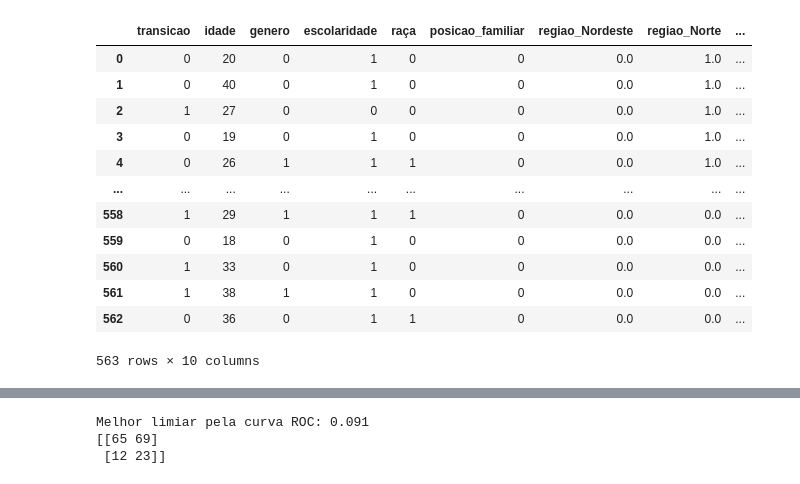
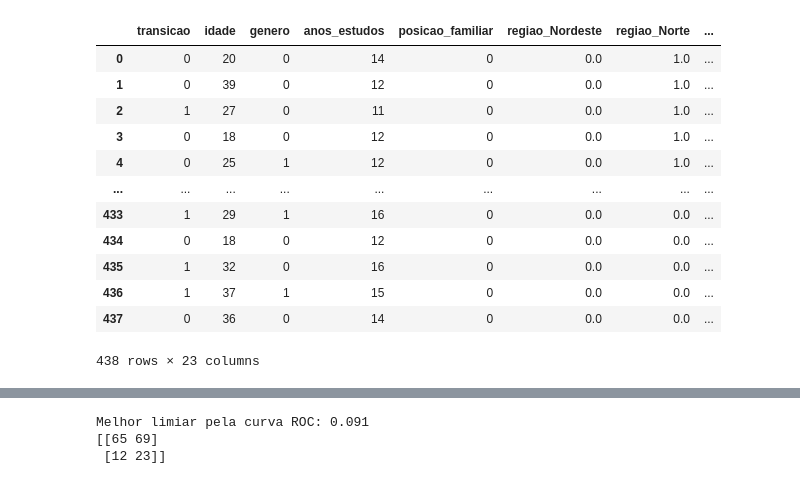
Before and after one commit to danielppagotto/tcp, a Jupyter notebook: 02_script/predicao_mobilidade_2.ipynb, the cells around one changed output, grey strips where cells are left out. Drawn from its saved outputs; the diff is of its cells as text; code cells hidden in the pictures.

```diff
--- a/02_script/predicao_mobilidade_2.ipynb
+++ b/02_script/predicao_mobilidade_2.ipynb
@@ -26,7 +26,7 @@ import optuna
 import plotly.graph_objects as go
 import seaborn as sns
 # %%
-df_completo = pd.read_csv(r"C:\Users\alefs\OneDrive\Documentos\GitHub\tcp\01_dados\data_mobilidade.csv")
+df_completo = pd.read_csv(r"C:\Users\alefs\OneDrive\Documentos\GitHub\tcp\01_dados\data_mobilidade_V3.csv")
 
 list(df_completo.columns)
 # %% [output]
@@ -44,0 +51,15 @@ list(df_completo.columns)
+# %%
+# Defina os intervalos
+bins = list(range(1, 25, 3)) + [float('inf')]
+labels = [f'{i}-{i+2}' for i in range(1, 25, 3)]
+labels[-1] = '25 ou mais'
+
+# Crie a nova coluna com os intervalos
+df_completo['intervalo_tempo_desemprego'] = pd.cut(
+    df_encod['tempo_desemprego'],
+    bins=bins,
+    labels=labels,
+    right=True
+)
+
+df_completo
@@ -45,40 +80,39 @@ list(df_completo.columns)
 # %%
-df_completo = df_completo.drop(['Unnamed: 0', 'renda_depois', 'UF', 'id', 'id_seq'], axis = "columns")
+df_completo = df_completo.drop(['Unnamed: 0', 'renda_depois', 'UF', 'id', 'id_seq', 'ensino_medio',
+                                'ensino_superior', 'VD3004', 'raça', 'tempo_desemprego'], axis = "columns")
 df_completo['transicao'] = df_completo['transicao'].map({'Migrou para TCP': 1, "Migrou para o setor privado": 0})
 df_completo['genero'] = df_completo['genero'].map({'Homem': 1, "Mulher": 0})
-df_completo['escolaridade'] = df_completo['escolaridade'].map({'Ensino médio completo': 1, "Ensino médio incompleto": 0})
-df_completo['raça'] = df_completo['raça'].map({'Branco': 1, 'Não branco': 0})
 df_completo['posicao_familiar'] = df_completo['posicao_familiar'].map({'Responsável pelo domicílio': 1,
                                                                       'Não responsável pelo domicílio': 0})
 
 # Encoder
 drop_enc = OneHotEncoder(drop='first', sparse_output=False, handle_unknown='ignore')
 
 # Ajuste e transformação
 df_completo_encoded = pd.DataFrame(
-    drop_enc.fit_transform(df_completo[['regiao']]),
-    columns=drop_enc.get_feature_names_out(['regiao']),
+    drop_enc.fit_transform(df_completo[['regiao', 'V2010', 'V1023', 'intervalo_tempo_desemprego']]),
+    columns=drop_enc.get_feature_names_out(['regiao', 'V2010', 'V1023', 'intervalo_tempo_desemprego']),
     index=df_completo.index
 )
 
 # Substituir no original
-df_encod = df_completo.drop(columns=['regiao']).join(df_completo_encoded)
+df_encod = df_completo.drop(columns=['regiao', 'V2010', 'V1023', 'intervalo_tempo_desemprego']).join(df_completo_encoded)
 
 df_encod
 # %% [output]
-|  | transicao | idade | genero | escolaridade | raça | posicao_familiar | regiao_Nordeste | regiao_Norte | ... |
-| 0 | 0 | 20 | 0 | 1 | 0 | 0 | 0.0 | 1.0 | ... |
-| 1 | 0 | 40 | 0 | 1 | 0 | 0 | 0.0 | 1.0 | ... |
-| 2 | 1 | 27 | 0 | 0 | 0 | 0 | 0.0 | 1.0 | ... |
-| 3 | 0 | 19 | 0 | 1 | 0 | 0 | 0.0 | 1.0 | ... |
-| 4 | 0 | 26 | 1 | 1 | 1 | 0 | 0.0 | 1.0 | ... |
-| ... | ... | ... | ... | ... | ... | ... | ... | ... | ... |
-| 558 | 1 | 29 | 1 | 1 | 1 | 0 | 0.0 | 0.0 | ... |
-| 559 | 0 | 18 | 0 | 1 | 0 | 0 | 0.0 | 0.0 | ... |
-| 560 | 1 | 33 | 0 | 1 | 0 | 0 | 0.0 | 0.0 | ... |
-| 561 | 1 | 38 | 1 | 1 | 0 | 0 | 0.0 | 0.0 | ... |
-| 562 | 0 | 36 | 0 | 1 | 1 | 0 | 0.0 | 0.0 | ... |
+|  | transicao | idade | genero | anos_estudos | posicao_familiar | regiao_Nordeste | regiao_Norte | ... |
+| 0 | 0 | 20 | 0 | 14 | 0 | 0.0 | 1.0 | ... |
+| 1 | 0 | 39 | 0 | 12 | 0 | 0.0 | 1.0 | ... |
+| 2 | 1 | 27 | 0 | 11 | 0 | 0.0 | 1.0 | ... |
+| 3 | 0 | 18 | 0 | 12 | 0 | 0.0 | 1.0 | ... |
+| 4 | 0 | 25 | 1 | 12 | 0 | 0.0 | 1.0 | ... |
+| ... | ... | ... | ... | ... | ... | ... | ... | ... |
+| 433 | 1 | 29 | 1 | 16 | 0 | 0.0 | 0.0 | ... |
+| 434 | 0 | 18 | 0 | 12 | 0 | 0.0 | 0.0 | ... |
+| 435 | 1 | 32 | 0 | 16 | 0 | 0.0 | 0.0 | ... |
+| 436 | 1 | 37 | 1 | 15 | 0 | 0.0 | 0.0 | ... |
+| 437 | 0 | 36 | 0 | 14 | 0 | 0.0 | 0.0 | ... |
-563 rows × 10 columns
+438 rows × 23 columns
 # %%
 x = df_encod.drop(columns=['transicao'])
 y = df_encod['transicao']
```
Also changed, not shown: parts of 8 cells of this notebook, 45 other files.
